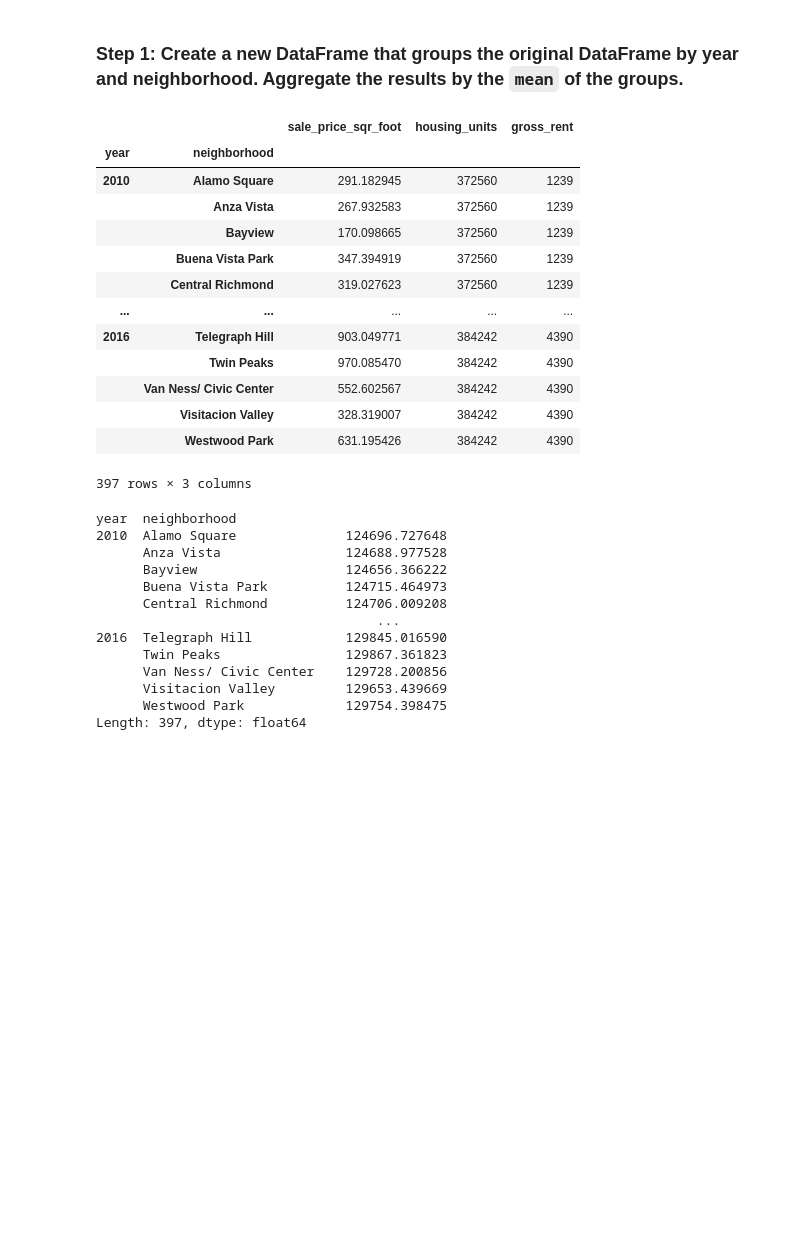
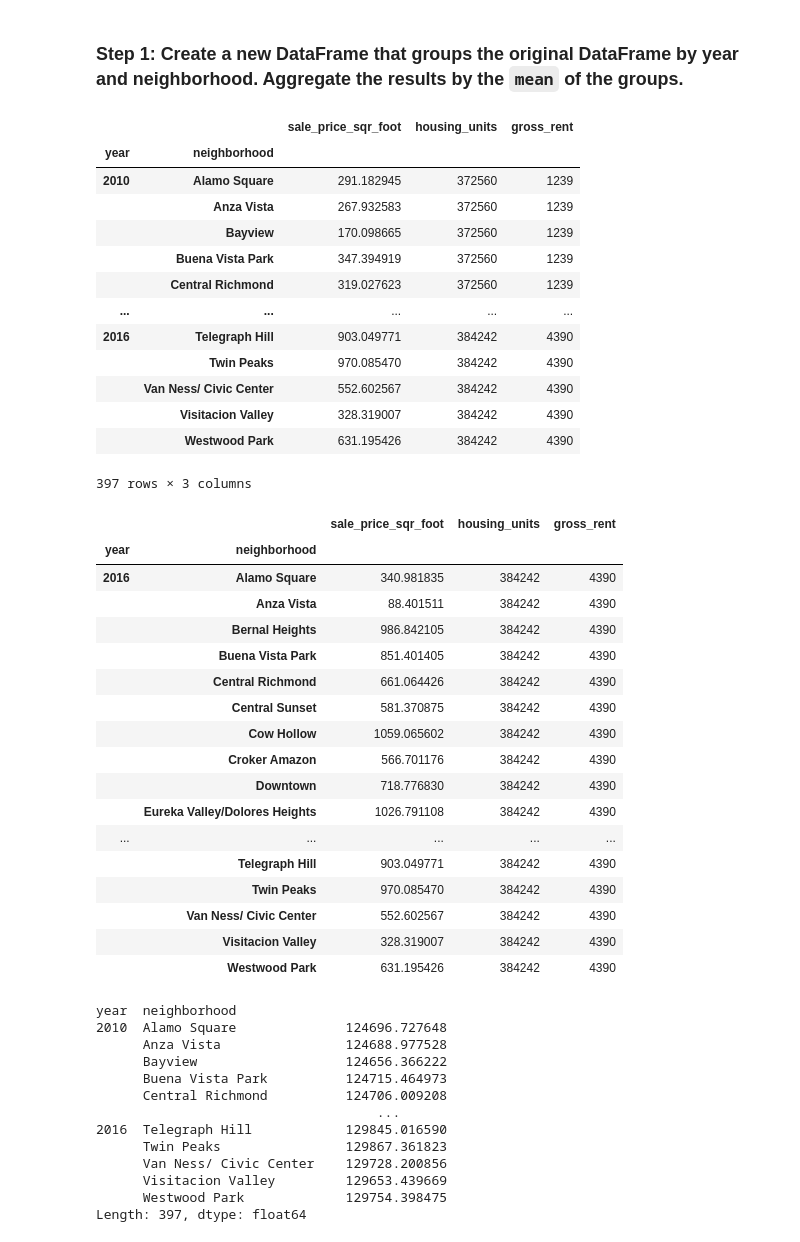
Before and after one commit to SuperTurtleWave/Module_6_Challenge, a Jupyter notebook: Starter_Code/san_francisco_housing.ipynb, the cells around one changed output. Saved outputs shown, nothing was run; the diff lists cells and outputs as text; code cells hidden in the pictures; blank space fills up the shorter version.

```diff
--- a/Starter_Code/san_francisco_housing.ipynb
+++ b/Starter_Code/san_francisco_housing.ipynb
@@ -348,24 +351,46 @@ For this part of the assignment, use interactive visualizations and widgets to e
 # %%
 # Group by year and neighborhood and then create a new dataframe of the mean values
 prices_by_year_by_neighborhood = sfo_data_df.groupby(['year','neighborhood']).mean()
 
 # Review the DataFrame
-prices_by_year_by_neighborhood
+display(prices_by_year_by_neighborhood)
+
+display(sfo_data_df[sfo_data_df['year' ]==2016].groupby(['year', 'neighborhood']).mean())
+
+#df.ix[(df['grp'] == 'a_1') | (df['grp'] == 'a_2')]
 # %% [output]
 |  |  | sale_price_sqr_foot | housing_units | gross_rent |
 | year | neighborhood |  |  |  |
 | 2010 | Alamo Square | 291.182945 | 372560 | 1239 |
 |  | Anza Vista | 267.932583 | 372560 | 1239 |
 |  | Bayview | 170.098665 | 372560 | 1239 |
 |  | Buena Vista Park | 347.394919 | 372560 | 1239 |
 |  | Central Richmond | 319.027623 | 372560 | 1239 |
 | ... | ... | ... | ... | ... |
 | 2016 | Telegraph Hill | 903.049771 | 384242 | 4390 |
 |  | Twin Peaks | 970.085470 | 384242 | 4390 |
 |  | Van Ness/ Civic Center | 552.602567 | 384242 | 4390 |
 |  | Visitacion Valley | 328.319007 | 384242 | 4390 |
 |  | Westwood Park | 631.195426 | 384242 | 4390 |
 397 rows × 3 columns
+|  |  | sale_price_sqr_foot | housing_units | gross_rent |
+| year | neighborhood |  |  |  |
+| 2016 | Alamo Square | 340.981835 | 384242 | 4390 |
+|  | Anza Vista | 88.401511 | 384242 | 4390 |
+|  | Bernal Heights | 986.842105 | 384242 | 4390 |
+|  | Buena Vista Park | 851.401405 | 384242 | 4390 |
+|  | Central Richmond | 661.064426 | 384242 | 4390 |
+|  | Central Sunset | 581.370875 | 384242 | 4390 |
+|  | Cow Hollow | 1059.065602 | 384242 | 4390 |
+|  | Croker Amazon | 566.701176 | 384242 | 4390 |
+|  | Downtown | 718.776830 | 384242 | 4390 |
+|  | Eureka Valley/Dolores Heights | 1026.791108 | 384242 | 4390 |
+| ... | ... | ... | ... | ... |
+|  | Telegraph Hill | 903.049771 | 384242 | 4390 |
+|  | Twin Peaks | 970.085470 | 384242 | 4390 |
+|  | Van Ness/ Civic Center | 552.602567 | 384242 | 4390 |
+|  | Visitacion Valley | 328.319007 | 384242 | 4390 |
+|  | Westwood Park | 631.195426 | 384242 | 4390 |
 # %%
 prices_by_year_by_neighborhood.mean(axis='columns')
 # %% [output]
```
Also changed, not shown: parts of 2 cells of this notebook.
